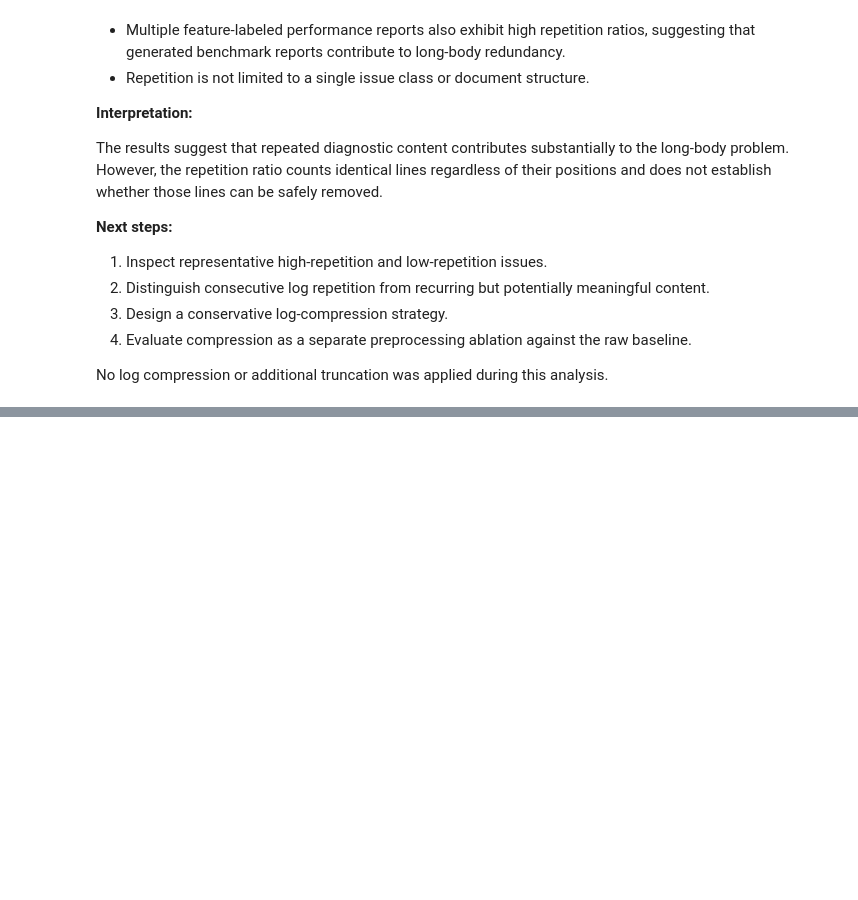
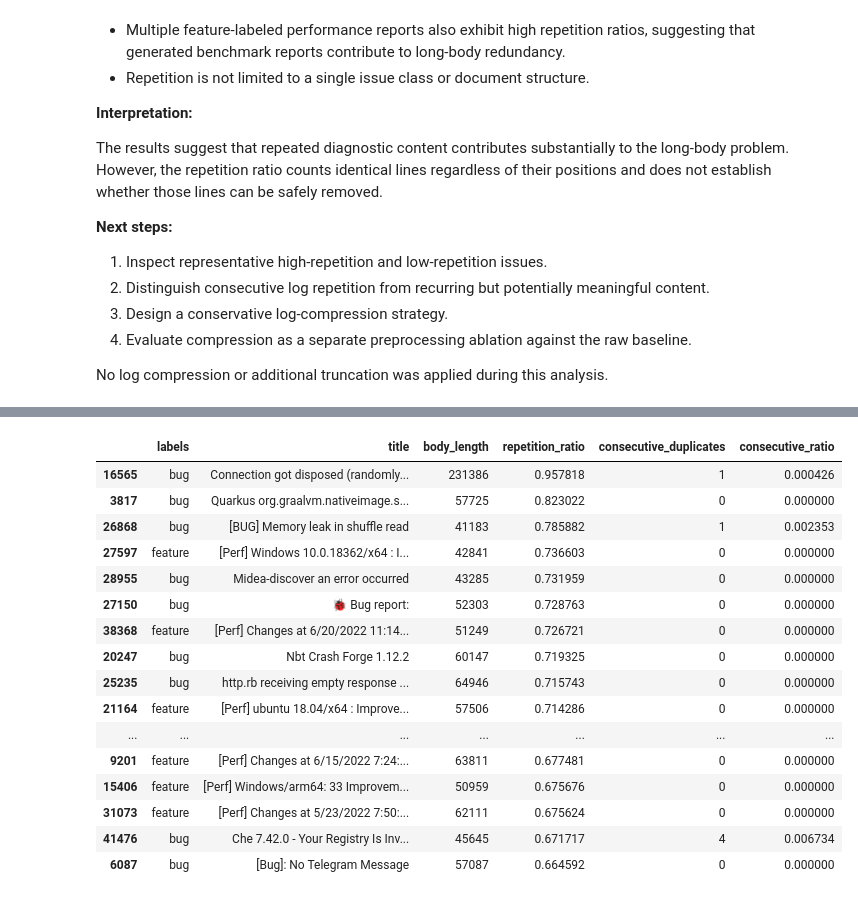
Before and after one commit to mazen-alasas/issue-intent, a Jupyter notebook: notebooks/03_structured_text_audit.ipynb, the cells around one changed output, grey strips where cells are left out. Cells and saved outputs as stored; diff of their text form; code cells hidden in the pictures; blank space fills up the shorter version.

```diff
--- a/notebooks/03_structured_text_audit.ipynb
+++ b/notebooks/03_structured_text_audit.ipynb
@@ -799,0 +916,40 @@ No log compression or additional truncation was applied during this analysis.
+# %%
+consecutive_stats = longest_issues["body"].apply(
+    consecutive_repetition_stats
+)
+
+consecutive_stats = pd.DataFrame(
+    consecutive_stats.tolist(),
+    index=longest_issues.index,
+)
+
+display(
+    longest_issues[
+        ["labels", "title", "body_length", "repetition_ratio"]
+    ]
+    .join(
+        consecutive_stats[
+            ["consecutive_duplicates", "consecutive_ratio"]
+        ]
+    )
+    .sort_values("repetition_ratio", ascending=False)
+    .head(20)
+)
+# %% [output]
+|  | labels | title | body_length | repetition_ratio | consecutive_duplicates | consecutive_ratio |
+| 16565 | bug | Connection got disposed (randomly... | 231386 | 0.957818 | 1 | 0.000426 |
+| 3817 | bug | Quarkus org.graalvm.nativeimage.s... | 57725 | 0.823022 | 0 | 0.000000 |
+| 26868 | bug | [BUG] Memory leak in shuffle read | 41183 | 0.785882 | 1 | 0.002353 |
+| 27597 | feature | [Perf] Windows 10.0.18362/x64 : I... | 42841 | 0.736603 | 0 | 0.000000 |
+| 28955 | bug | Midea-discover an error occurred | 43285 | 0.731959 | 0 | 0.000000 |
+| 27150 | bug | 🐞 Bug report: | 52303 | 0.728763 | 0 | 0.000000 |
+| 38368 | feature | [Perf] Changes at 6/20/2022 11:14... | 51249 | 0.726721 | 0 | 0.000000 |
+| 20247 | bug | Nbt Crash Forge 1.12.2 | 60147 | 0.719325 | 0 | 0.000000 |
+| 25235 | bug | http.rb receiving empty response ... | 64946 | 0.715743 | 0 | 0.000000 |
+| 21164 | feature | [Perf] ubuntu 18.04/x64 : Improve... | 57506 | 0.714286 | 0 | 0.000000 |
+| ... | ... | ... | ... | ... | ... | ... |
+| 9201 | feature | [Perf] Changes at 6/15/2022 7:24:... | 63811 | 0.677481 | 0 | 0.000000 |
+| 15406 | feature | [Perf] Windows/arm64: 33 Improvem... | 50959 | 0.675676 | 0 | 0.000000 |
+| 31073 | feature | [Perf] Changes at 5/23/2022 7:50:... | 62111 | 0.675624 | 0 | 0.000000 |
+| 41476 | bug | Che 7.42.0 - Your Registry Is Inv... | 45645 | 0.671717 | 4 | 0.006734 |
+| 6087 | bug | [Bug]: No Telegram Message | 57087 | 0.664592 | 0 | 0.000000 |
```
Also changed, not shown: parts of 34 cells of this notebook.
